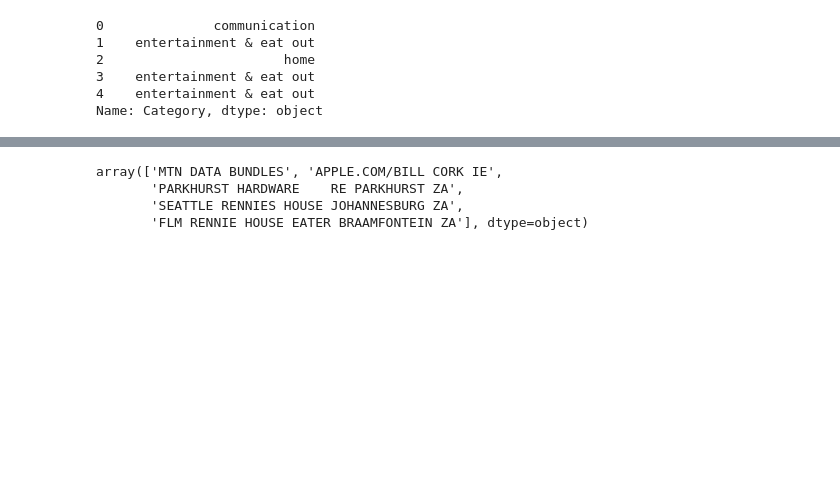
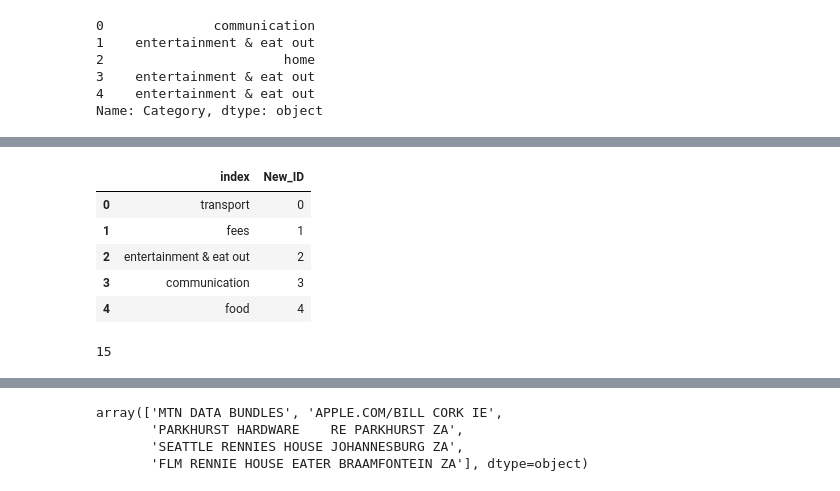
Before and after one commit to alphoenixbiz/AlphaCode-EXPLORE, a Jupyter notebook: Submissions/Classification Model/Alfred_predict03.ipynb, the cells around one changed output, grey strips where cells are left out. Cells and saved outputs as stored; diff of their text form; code cells hidden in the pictures; blank space fills up the shorter version.

```diff
--- a/Submissions/Classification Model/Alfred_predict03.ipynb
+++ b/Submissions/Classification Model/Alfred_predict03.ipynb
@@ -89,0 +139,15 @@ Name: Category, dtype: object
+# %%
+y_unique.drop(['Category'], axis=1, inplace=True)
+y_unique['New_ID'] = y_unique.index
+y_unique.head()
+# %% [output]
+|  | index | New_ID |
+| 0 | transport | 0 |
+| 1 | fees | 1 |
+| 2 | entertainment & eat out | 2 |
+| 3 | communication | 3 |
+| 4 | food | 4 |
+# %%
+len(y_unique)
+# %% [output]
+15
```
Also changed, not shown: parts of 20 cells of this notebook.
